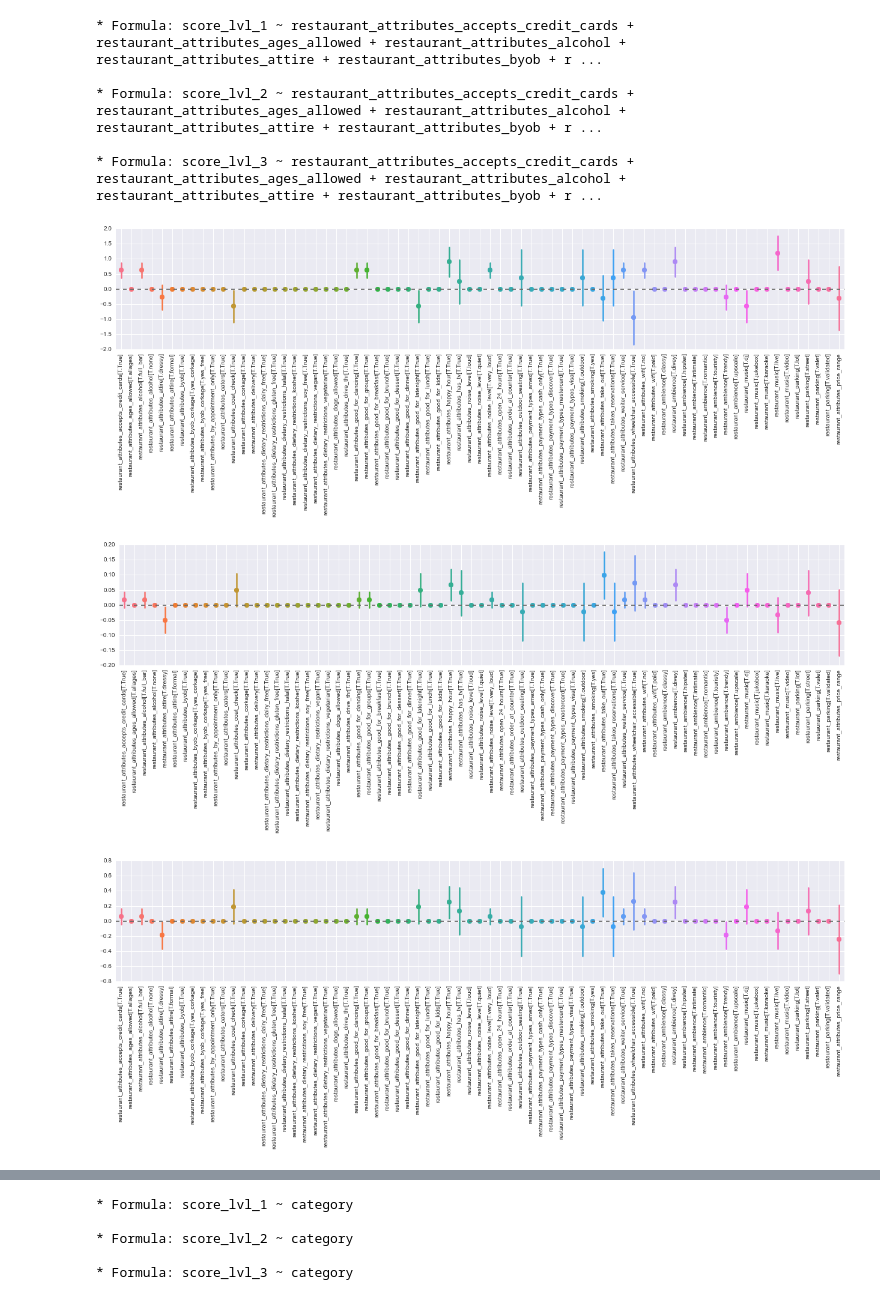
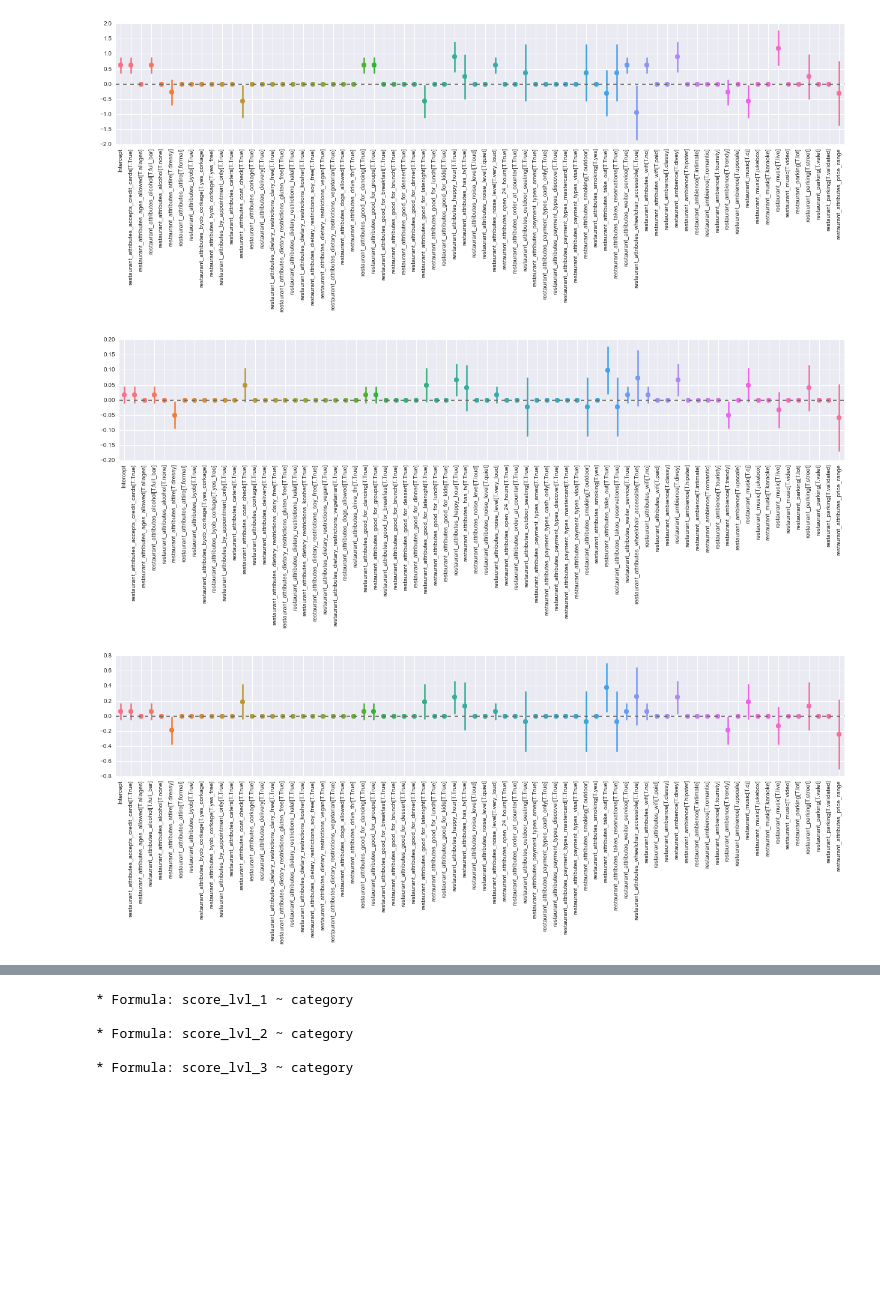
Before and after one commit to potatochip/kojak, a Jupyter notebook: flat_model_exploration.ipynb, the cells around one changed output, grey strips where cells are left out. Drawn from its saved outputs; the diff is of its cells as text; code cells hidden in the pictures; blank space fills up the shorter version.

```diff
--- a/flat_model_exploration.ipynb
+++ b/flat_model_exploration.ipynb
@@ -89,7 +89,7 @@ for score in scores:
     print("\n* Formula: {}".format(formula))
 
     # seaborn can't handle categorical data type so have to convert_objects first
-    g = sns.coefplot(formula, data.convert_objects(), intercept=False)
+    g = sns.coefplot(formula, data.convert_objects(), intercept=True)
     plt.xticks(rotation=90)
     plt.tight_layout()
 #     plt.savefig('visuals/categorical_opening_closing_hours_coefficients_' + score)
@@ -109,5 +104,6 @@ sns.mpl.rc("figure", figsize=(14,10))
 # %%
-atts = X[['restaurant_attributes_accepts_credit_cards',
+atts = X[[
+        'restaurant_attributes_accepts_credit_cards',
  'restaurant_attributes_ages_allowed',
  'restaurant_attributes_alcohol',
  'restaurant_attributes_attire',
@@ -144,43 +140,39 @@ atts = X[['restaurant_attributes_accepts_credit_cards',
  'restaurant_attributes_outdoor_seating',
  'restaurant_attributes_payment_types_amex',
  'restaurant_attributes_payment_types_cash_only',
  'restaurant_attributes_payment_types_discover',
  'restaurant_attributes_payment_types_mastercard',
  'restaurant_attributes_payment_types_visa',
  'restaurant_attributes_price_range',
  'restaurant_attributes_smoking',
  'restaurant_attributes_take_out',
  'restaurant_attributes_takes_reservations',
  'restaurant_attributes_waiter_service',
  'restaurant_attributes_wheelchair_accessible',
  'restaurant_attributes_wifi',
  'restaurant_ambience',
  'restaurant_music',
- 'restaurant_parking',]]
+ 'restaurant_parking'
+         ]]
 sns.mpl.rc("figure", figsize=(14,14))
 X_formula = " + ".join([i for i in atts.columns.tolist()])
 
 scores = ['score_lvl_1', 'score_lvl_2', 'score_lvl_3']
 for score in scores:
     formula = score + " ~ " + X_formula
     print("\n* Formula: {}".format(formula))
 
     # seaborn can't handle categorical data type so have to convert_objects first
-    g = sns.coefplot(formula, data.convert_objects(), intercept=False)
+    g = sns.coefplot(formula, data.convert_objects(), intercept=True)
     plt.xticks(rotation=90)
     plt.tight_layout()
     plt.savefig('visuals/restaurant_attributes_coefficients_' + score)
 
 sns.mpl.rc("figure", figsize=(14,10))
 # %% [output]
-* Formula: score_lvl_1 ~ restaurant_attributes_accepts_credit_cards + restaurant_attributes_ages_allowed + restaurant_attributes_alcohol + restaurant_attributes_attire + restaurant_attributes_byob + r ...
-
-* Formula: score_lvl_2 ~ restaurant_attributes_accepts_credit_cards + restaurant_attributes_ages_allowed + restaurant_attributes_alcohol + restaurant_attributes_attire + restaurant_attributes_byob + r ...
-
-* Formula: score_lvl_3 ~ restaurant_attributes_accepts_credit_cards + restaurant_attributes_ages_allowed + restaurant_attributes_alcohol + restaurant_attributes_attire + restaurant_attributes_byob + r ...
-[figure, old version]
+[figure, new version]
-[figure, old version]
+[figure, new version]
-[figure, old version]
+[figure, new version]
 # %%
 location_attributes = X[[
     'restaurant_city', 'restaurant_latitude',
```
Also changed, not shown: parts of 2 cells of this notebook, 20 other files.
